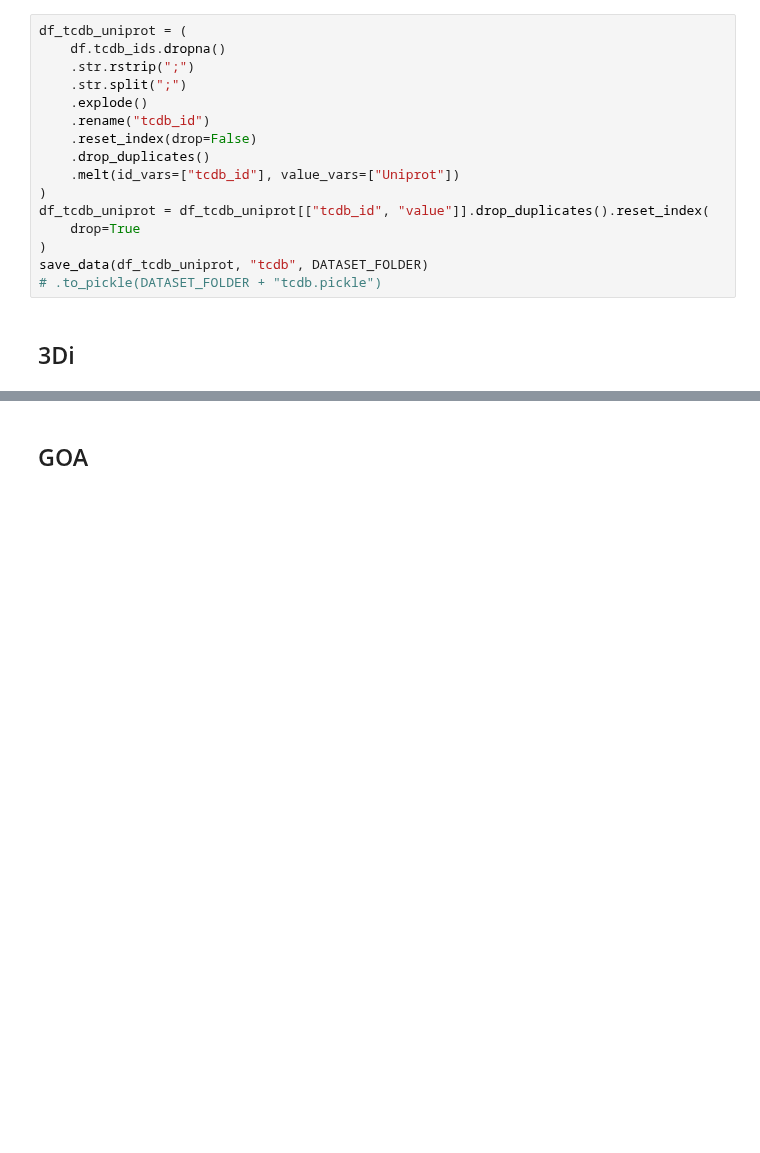
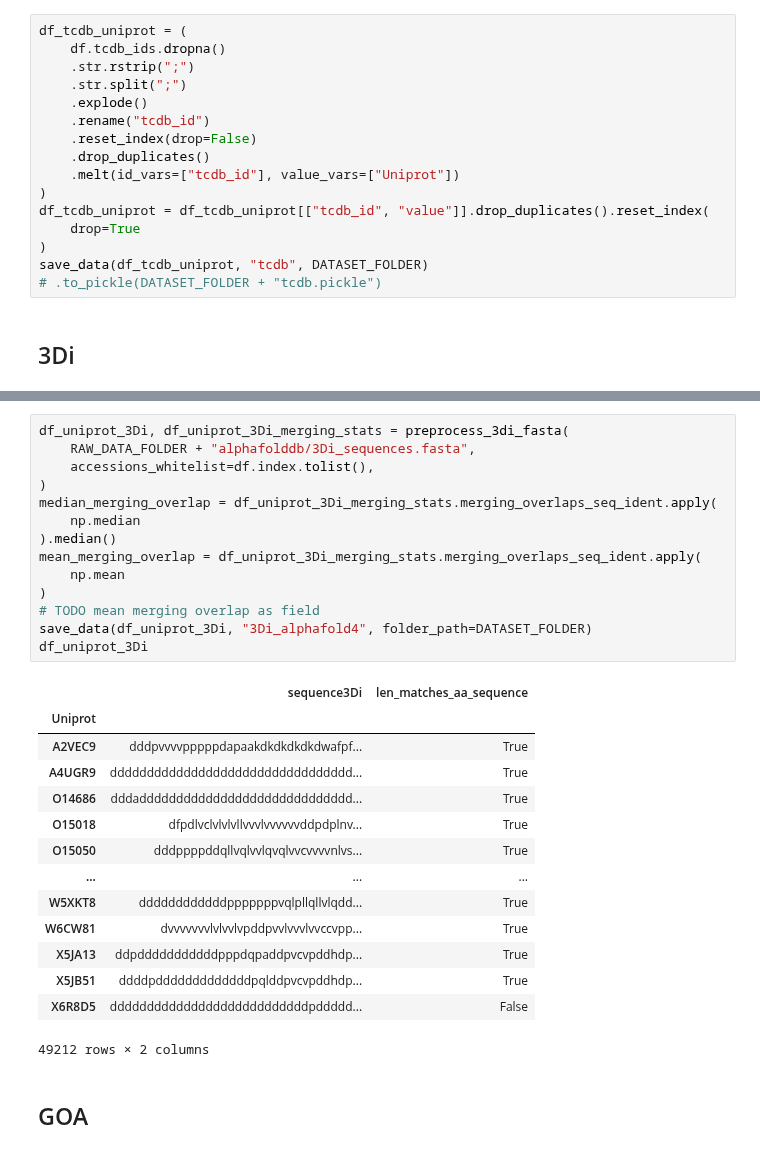
Before and after one commit to adenger/subpred_dl, a Jupyter notebook: preprocessing.ipynb, the cells around one changed output, grey strips where cells are left out. Saved outputs shown, nothing was run; the diff lists cells and outputs as text; blank space fills up the shorter version.

Commit message:
3di preprocessing

```diff
--- a/preprocessing.ipynb
+++ b/preprocessing.ipynb
@@ -181,3 +260,32 @@ df_uniprot_3Di
+# %%
+df_uniprot_3Di, df_uniprot_3Di_merging_stats = preprocess_3di_fasta(
+    RAW_DATA_FOLDER + "alphafolddb/3Di_sequences.fasta",
+    accessions_whitelist=df.index.tolist(),
+)
+median_merging_overlap = df_uniprot_3Di_merging_stats.merging_overlaps_seq_ident.apply(
+    np.median
+).median()
+mean_merging_overlap = df_uniprot_3Di_merging_stats.merging_overlaps_seq_ident.apply(
+    np.mean
+)
+# TODO mean merging overlap as field
+save_data(df_uniprot_3Di, "3Di_alphafold4", folder_path=DATASET_FOLDER)
+df_uniprot_3Di
+# %% [output]
+|  | sequence3Di | len_matches_aa_sequence |
+| Uniprot |  |  |
+| A2VEC9 | dddpvvvvpppppdapaakdkdkdkdkdwafpf... | True |
+| A4UGR9 | ddddddddddddddddddddddddddddddddd... | True |
+| O14686 | dddaddddddddddddddddddddddddddddd... | True |
+| O15018 | dfpdlvclvlvlvllvvvlvvvvvvddpdplnv... | True |
+| O15050 | dddppppddqllvqlvvlqvqlvvcvvvvnlvs... | True |
+| ... | ... | ... |
+| W5XKT8 | ddddddddddddpppppppvqlpllqllvlqdd... | True |
+| W6CW81 | dvvvvvvvlvlvvlvpddpvvlvvvlvvccvpp... | True |
+| X5JA13 | ddpdddddddddddpppdqpaddpvcvpddhdp... | True |
+| X5JB51 | ddddpdddddddddddddpqlddpvcvpddhdp... | True |
+| X6R8D5 | dddddddddddddddddddddddddddpddddd... | False |
+49212 rows × 2 columns
 # %% [markdown]
 ## GOA
 # %%
```
Also changed, not shown: parts of 2 cells of this notebook.
